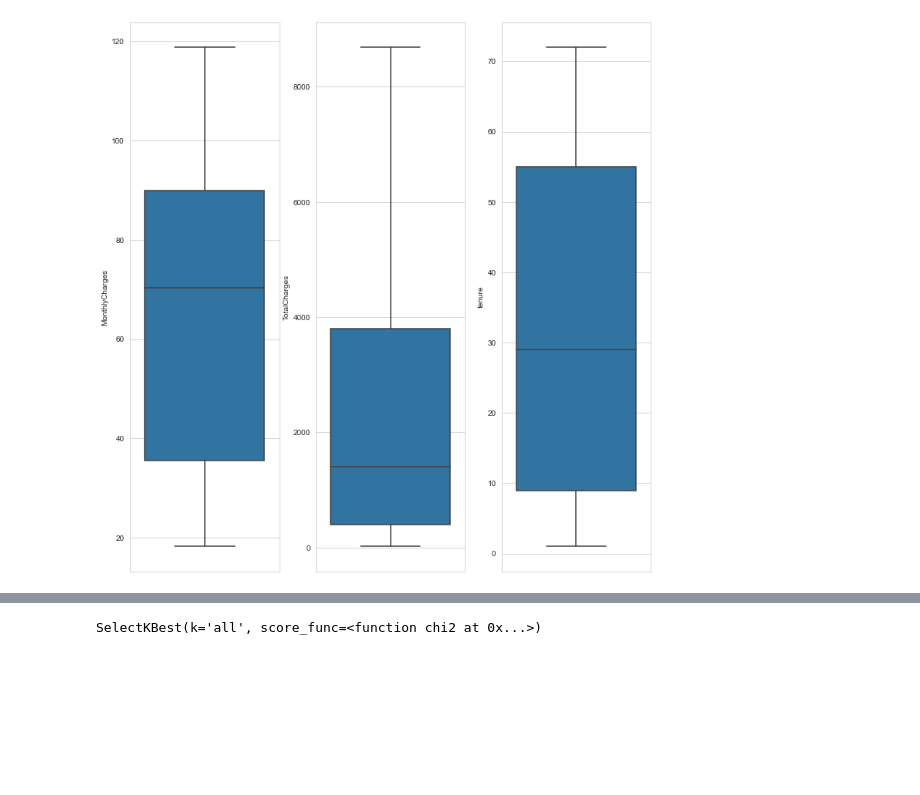
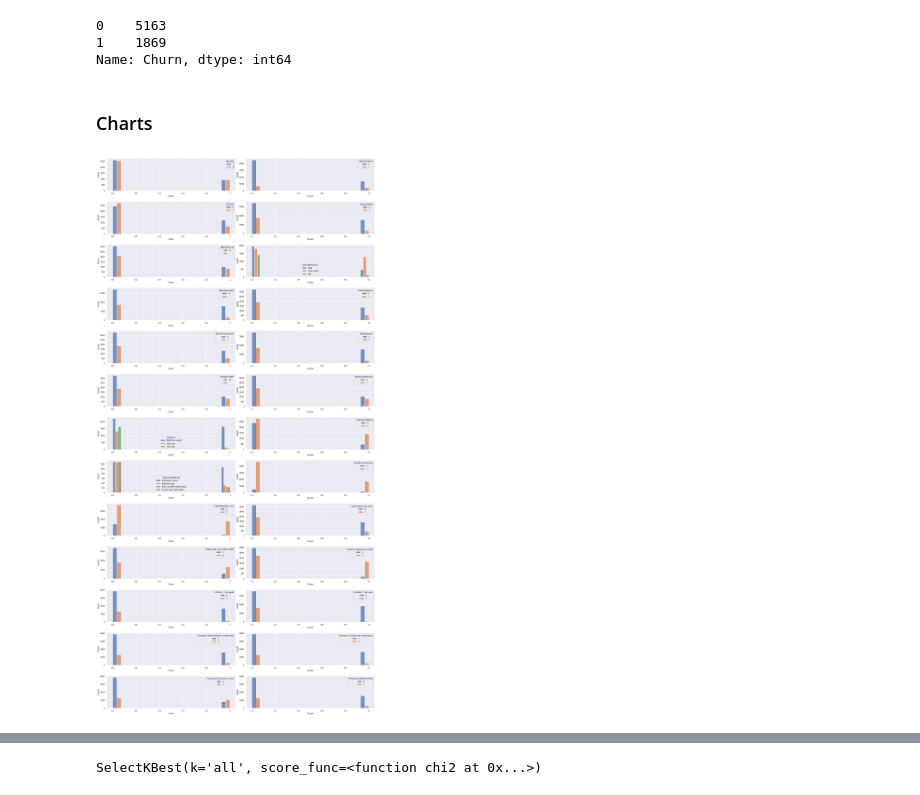
Before and after one commit to alqor/ml_academy, a Jupyter notebook: task_2/variables.ipynb, the cells around one changed output, grey strips where cells are left out. Saved outputs shown, nothing was run; the diff lists cells and outputs as text; code cells hidden in the pictures; blank space fills up the shorter version.

```diff
--- a/task_2/variables.ipynb
+++ b/task_2/variables.ipynb
@@ -28,14 +28,21 @@ Payment_Credit card (automatic)        uint8
 Payment_Electronic check               uint8
 Payment_Mailed check                   uint8
 dtype: object
+# %%
+cat_cols = []
+for c in data.columns:
+    if len(data[c].value_counts().index) == 2 and c != 'Churn':
+        cat_cols.append(c)
 # %%
-not_cat_cols = ['MonthlyCharges', 'TotalCharges', 'tenure']
+num_cols = ['MonthlyCharges', 'TotalCharges', 'tenure']
+not_num_cols = ['InternetService', 'PaymentMethod', 'Contract']
 # %%
-fig, axs = plt.subplots(9,3, figsize=(20,20)) # some disbalance
+fig, axs = plt.subplots(1,3, figsize=(10, 10))
 index = 0
 axs = axs.flatten()
-for c in data.columns:
-    sns.histplot(data=data, x=c, kde=True, ax=axs[index])
-    plt.tight_layout(pad=0.4, w_pad=0.5, h_pad=2.0)
-    index+=1
+for c in num_cols:
+    sns.boxplot(y=c, data=data, ax=axs[index])
+    index += 1
+plt.tight_layout(pad=0.4, w_pad=0.5, h_pad=2.0) # seems not outliers
+fig.patch.set_facecolor('xkcd:white')
 # %% [output]
@@ -43,10 +50,28 @@ for c in data.columns:
+# %%
+data['Churn'].value_counts() # imbalance
+# %% [output]
+0    5163
+1    1869
+Name: Churn, dtype: int64
+# %% [markdown]
+### Charts
+# %%
+y = data['Churn']
+x = data.drop(columns=['Churn'])
 # %%
-fig, axs = plt.subplots(1,3, figsize=(10, 10))
+fig, axs = plt.subplots(13,2, figsize=(20,40)) #
 index = 0
 axs = axs.flatten()
-for c in not_cat_cols:
-    sns.boxplot(y=c, data=data, ax=axs[index])
-    index += 1
-plt.tight_layout(pad=0.4, w_pad=0.5, h_pad=2.0) # seems not outliers
+for c in [c for c in x.columns if c not in num_cols]:
+    sns.histplot(x=y, hue=c, data=data, ax=axs[index], multiple="dodge")
+    plt.tight_layout(pad=0.4, w_pad=0.5, h_pad=2.0)
+    fig.patch.set_facecolor('xkcd:white')
+    index+=1
+
+# SeniorCitizen seems less prone to churn
+# No Partner
+# No Dependents
+# Fiber Optic
+# Not two years or one years contract
 # %% [output]
-[figure, old version]
+[figure, new version]
```
Also changed, not shown: parts of 52 cells of this notebook, 2 other files.
